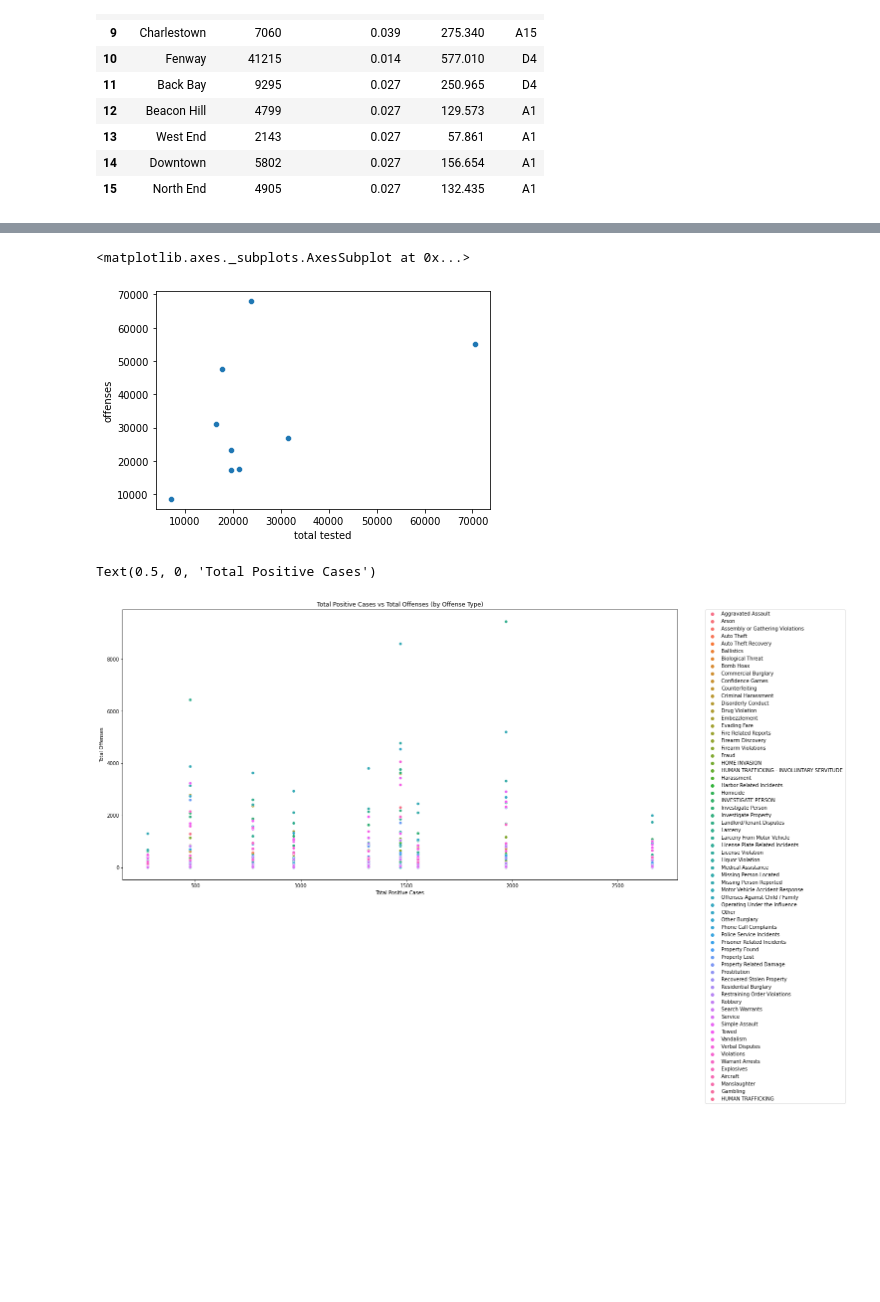
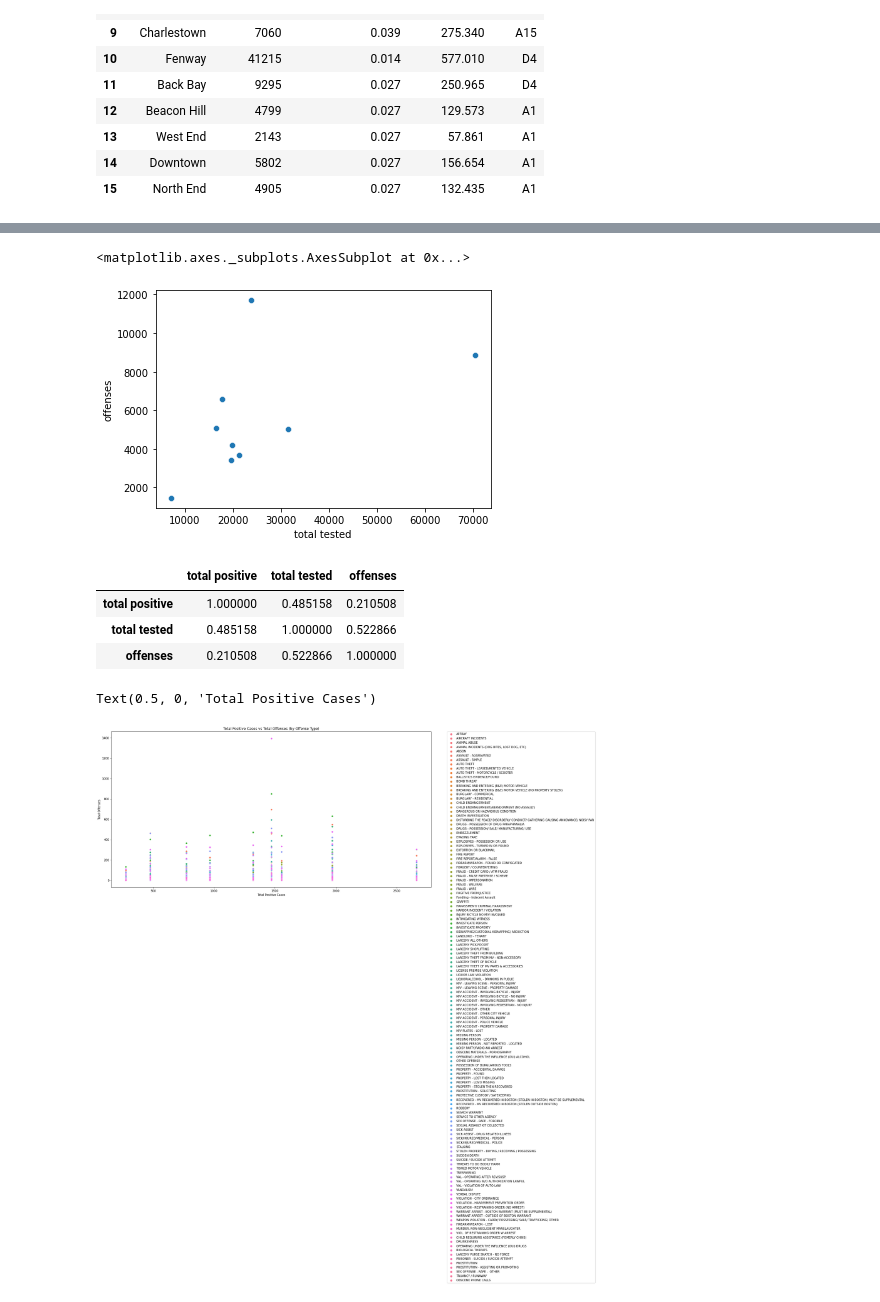
Before and after one commit to YolandaMDavis/cs109a-fall2020, a Jupyter notebook: Boston_Covid_Analysis.ipynb, the cells around one changed output, grey strips where cells are left out. Drawn from its saved outputs; the diff is of its cells as text; code cells hidden in the pictures; blank space fills up the shorter version.

Commit message:
updated to use 2020 data

```diff
--- a/Boston_Covid_Analysis.ipynb
+++ b/Boston_Covid_Analysis.ipynb
@@ -70,7 +70,7 @@ boston_covid_districts
 # %%
 boston_covid_districts = boston_covid_districts.groupby("district").sum()[["total positive","total tested","cumulative positive"]]
 # %%
-boston_crime_df = pd.read_csv(DATA_ROOT + 'boston_crime.csv')
+boston_crime_df = pd.read_csv(DATA_ROOT + 'boston_crime_2020_latest.csv')
 boston_crime_df.head()
 # %% [output]
 |  | INCIDENT_NUMBER | OFFENSE_CODE | OFFENSE_CODE_GROUP | OFFENSE_DESCRIPTION | DISTRICT | REPORTING_AREA | ... |
@@ -82,4 +82,5 @@ boston_crime_df.head()
 # %%
-boston_crime_types_df = boston_crime_df[["DISTRICT","OFFENSE_CODE","OFFENSE_CODE_GROUP","OCCURRED_ON_DATE"]]
+boston_crime_types_df = boston_crime_df[["DISTRICT","OFFENSE_CODE","OFFENSE_DESCRIPTION","YEAR"]]
+boston_crime_types_df = boston_crime_types_df[boston_crime_types_df["YEAR"] == 2020]
 boston_crime_types_df.head()
 # %% [output]
@@ -147,19 +141,26 @@ sns.scatterplot(data=district_crime_covid, x="total positive", y="offenses")
 sns.scatterplot(data=district_crime_covid, x="total tested", y="offenses")
 # %% [output]
 <matplotlib.axes._subplots.AxesSubplot at 0x...>
-[figure, old version]
+[figure, new version]
+# %%
+district_crime_covid.corr()
+# %% [output]
+|  | total positive | total tested | offenses |
+| total positive | 1.000000 | 0.485158 | 0.210508 |
+| total tested | 0.485158 | 1.000000 | 0.522866 |
+| offenses | 0.210508 | 0.522866 | 1.000000 |
 # %%
-district_crime_covid_by_offense = boston_crime_covid.groupby(["DISTRICT","total positive","total tested","OFFENSE_CODE_GROUP"]).count()["OFFENSE_CODE"].reset_index().rename(columns={"OFFENSE_CODE":"offenses","OFFENSE_CODE_GROUP":"offense_type"})
+district_crime_covid_by_offense = boston_crime_covid.groupby(["DISTRICT","total positive","total tested","OFFENSE_DESCRIPTION"]).count()["OFFENSE_CODE"].reset_index().rename(columns={"OFFENSE_CODE":"offenses","OFFENSE_DESCRIPTION":"offense_type"})
 
 fig, ax = plt.subplots(figsize=(20, 10))
 sns.scatterplot(data=district_crime_covid_by_offense, x="total positive", y="offenses", hue="offense_type", ax=ax)
 ax.legend(bbox_to_anchor=(1.05, 1), loc=2, borderaxespad=0.)
 ax.set_title(f"Total Positive Cases vs Total Offenses (by Offense Type)")
 ax.set_ylabel("Total Offenses")
 ax.set_xlabel("Total Positive Cases")
 # %% [output]
 Text(0.5, 0, 'Total Positive Cases')
-[figure, old version]
+[figure, new version]
 # %%
 fig, ax = plt.subplots(figsize=(20, 10))
 sns.scatterplot(data=district_crime_covid_by_offense, x="total tested", y="offenses", hue="offense_type", ax=ax)
```
Also changed, not shown: parts of 9 cells of this notebook.
